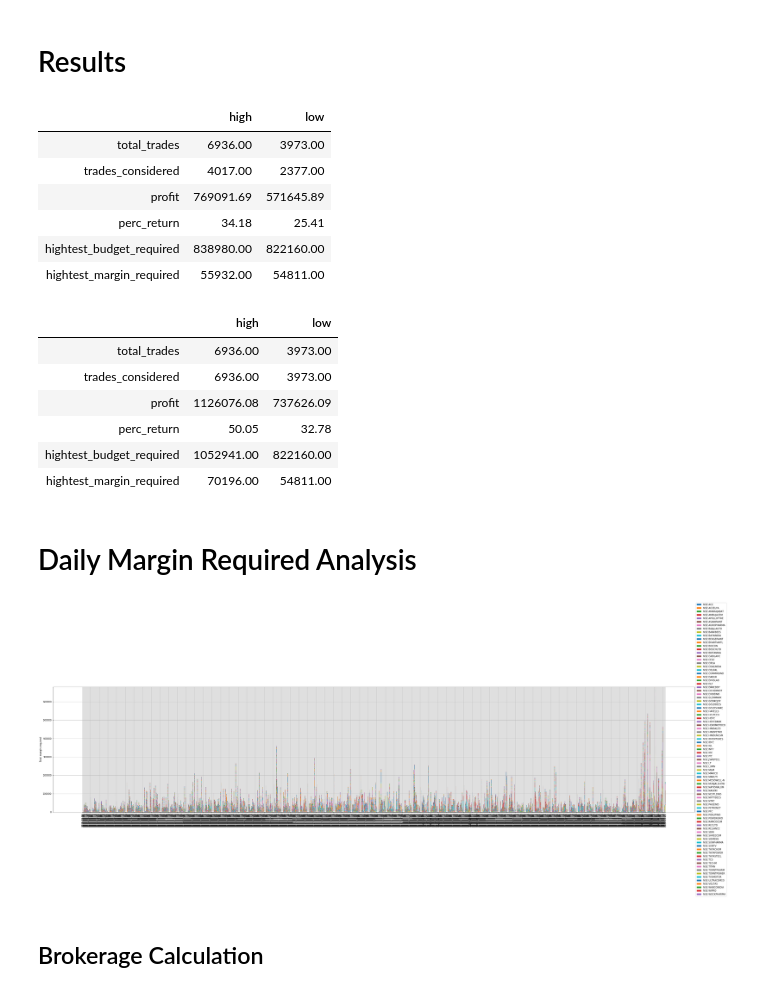
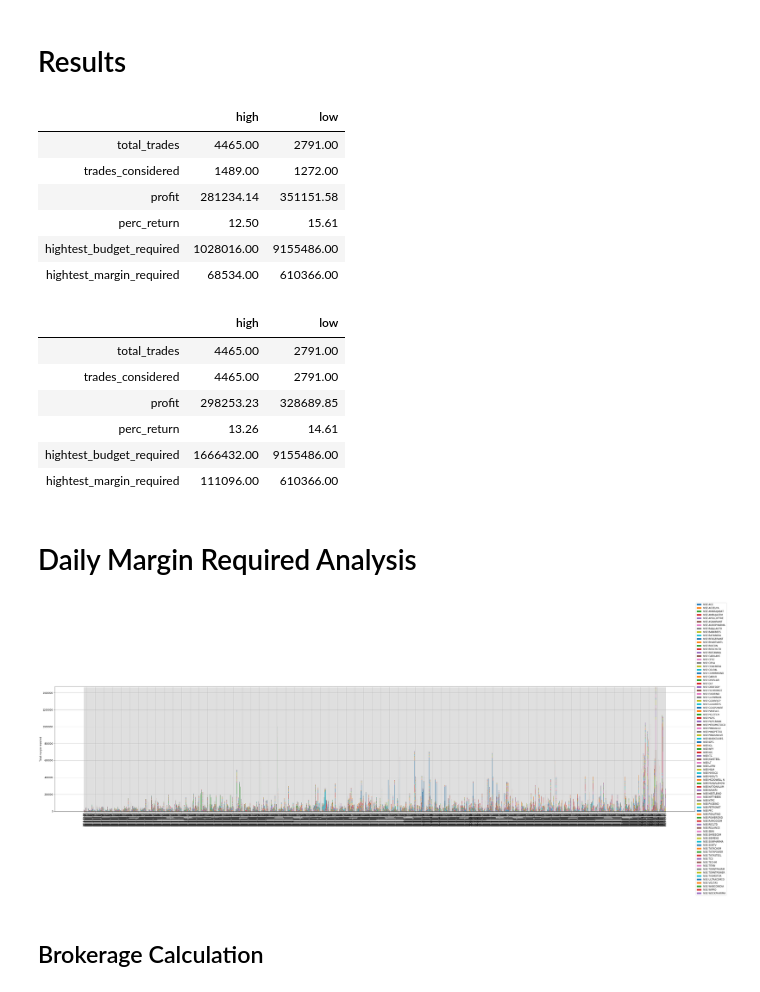
Before and after one commit to shivamdutta/needle, a Jupyter notebook: backtester/backtester-portfolio-wise-long-term-opp-brokerage-return-newdata-trigger9.ipynb, the cells around one changed output. Cells and saved outputs as stored; diff of their text form; code cells hidden in the pictures.

```diff
--- a/backtester/FINAL-backtester-portfolio-wise-long-term-opp-brokerage-return-newdata.ipynb
+++ b/backtester/backtester-portfolio-wise-long-term-opp-brokerage-return-newdata-trigger9.ipynb
@@ -209,11 +209,11 @@ if calculate:
 
                     # Calculate price and trigger price
                     if transaction_type=='buy':
-                        price = round(open_today + 0.05 * max(round(20 * 0.0010 * open_today), 2), 2)
-                        trigger_price = round(open_today + 0.05 * max(round(20 * 0.0005 * open_today),1), 2)
+                        price = round(open_today + 0.05 * max(round(20 * 0.010 * open_today), 2), 2)
+                        trigger_price = round(open_today + 0.05 * max(round(20 * 0.009 * open_today),1), 2)
                     else:
-                        price = round(open_today - 0.05 * max(round(20 * 0.0010 * open_today), 2), 2)
-                        trigger_price = round(open_today - 0.05 * max(round(20 * 0.0005 * open_today),1), 2)
+                        price = round(open_today - 0.05 * max(round(20 * 0.010 * open_today), 2), 2)
+                        trigger_price = round(open_today - 0.05 * max(round(20 * 0.009 * open_today),1), 2)
 
                     # Calculate square off and stoploss
                     squareoff = round(return_ * price, 1)
@@ -321,11 +321,11 @@ if calculate:
         except Exception as ex:
             print('Failed calculation for {} : {}'.format(instrument, ex))
 
-    all_trades.to_pickle('all_trades_opp_brokerage_return_newdata_{}_{}.pkl'.format(begin, end))
+    all_trades.to_pickle('all_trades_opp_brokerage_return_newdata_trigger9_{}_{}.pkl'.format(begin, end))
 
 else:
 
-    all_trades = pd.read_pickle('all_trades_opp_brokerage_return_newdata_{}_{}.pkl'.format(begin, end))
+    all_trades = pd.read_pickle('all_trades_opp_brokerage_return_newdata_trigger9_{}_{}.pkl'.format(begin, end))
 # %% [output]
 NSE:ACCELYA
 ['2015-02-01', '2015-02-28']
@@ -495,12 +501,12 @@ pd.DataFrame(data={'high':[len(high_trades),
              index = ['total_trades', 'trades_considered', 'profit', 'perc_return', 'hightest_budget_required', 'hightest_margin_required'])
 # %% [output]
 |  | high | low |
-| total_trades | 6936.00 | 3973.00 |
-| trades_considered | 4017.00 | 2377.00 |
-| profit | 769091.69 | 571645.89 |
-| perc_return | 34.18 | 25.41 |
-| hightest_budget_required | 838980.00 | 822160.00 |
-| hightest_margin_required | 55932.00 | 54811.00 |
+| total_trades | 4465.00 | 2791.00 |
+| trades_considered | 1489.00 | 1272.00 |
+| profit | 281234.14 | 351151.58 |
+| perc_return | 12.50 | 15.61 |
+| hightest_budget_required | 1028016.00 | 9155486.00 |
+| hightest_margin_required | 68534.00 | 610366.00 |
 # %%
 pd.DataFrame(data={'high':[len(high_trades),
                            len(high_trades),
@@ -518,12 +524,12 @@ pd.DataFrame(data={'high':[len(high_trades),
              index = ['total_trades', 'trades_considered', 'profit', 'perc_return', 'hightest_budget_required', 'hightest_margin_required'])
 # %% [output]
 |  | high | low |
-| total_trades | 6936.00 | 3973.00 |
-| trades_considered | 6936.00 | 3973.00 |
-| profit | 1126076.08 | 737626.09 |
-| perc_return | 50.05 | 32.78 |
-| hightest_budget_required | 1052941.00 | 822160.00 |
-| hightest_margin_required | 70196.00 | 54811.00 |
+| total_trades | 4465.00 | 2791.00 |
+| trades_considered | 4465.00 | 2791.00 |
+| profit | 298253.23 | 328689.85 |
+| perc_return | 13.26 | 14.61 |
+| hightest_budget_required | 1666432.00 | 9155486.00 |
+| hightest_margin_required | 111096.00 | 610366.00 |
 # %% [markdown]
 # Daily Margin Required Analysis
 # %%
@@ -595,30 +601,29 @@ def stacked_bar(data, series_labels, category_labels=None,
 # %%
 df2 = all_trades.groupby(['date', 'instrument'])['margin_required'].sum().unstack('instrument').fillna(0)
 
-df2['date'] = df2[df2['date'] < '2019/12/31']
 df = df2.transpose()
 
 plt.figure(figsize=(50, 10))
 
 series_labels = df.index.tolist()
 
 data = df.values
 
 category_labels = df.columns.tolist()
 
 stacked_bar(
     data,
     series_labels,
     category_labels=category_labels,
     show_values=False,
     value_format="{:.1f}",
     y_label="Total margin required"
 )
 
-plt.savefig('margin_required_opp_brokerage_return_newdata_{}_{}.png'.format(begin, end))
+plt.savefig('margin_required_opp_brokerage_return_newdata_trigger9_{}_{}.png'.format(begin, end))
 plt.show()
 # %% [output]
-[figure, old version]
+[figure, new version]
 # %% [markdown]
 ## Brokerage Calculation
 # %%
```
Also changed, not shown: parts of 14 cells of this notebook, 21 other files.
